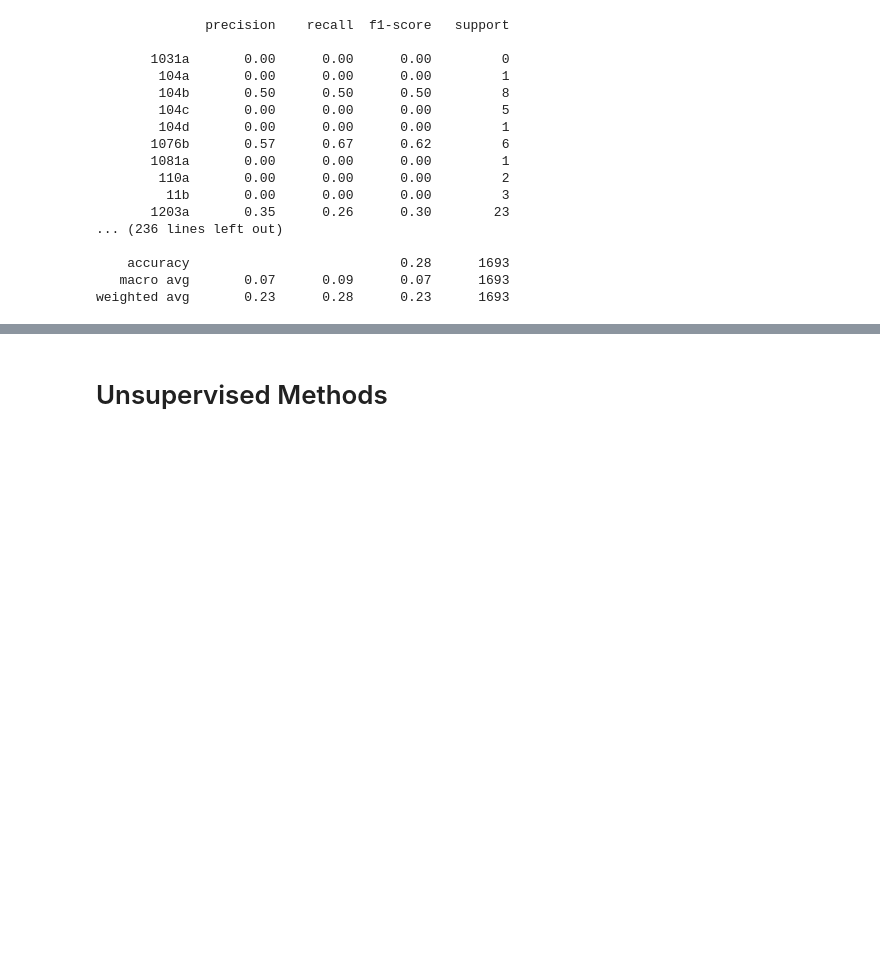
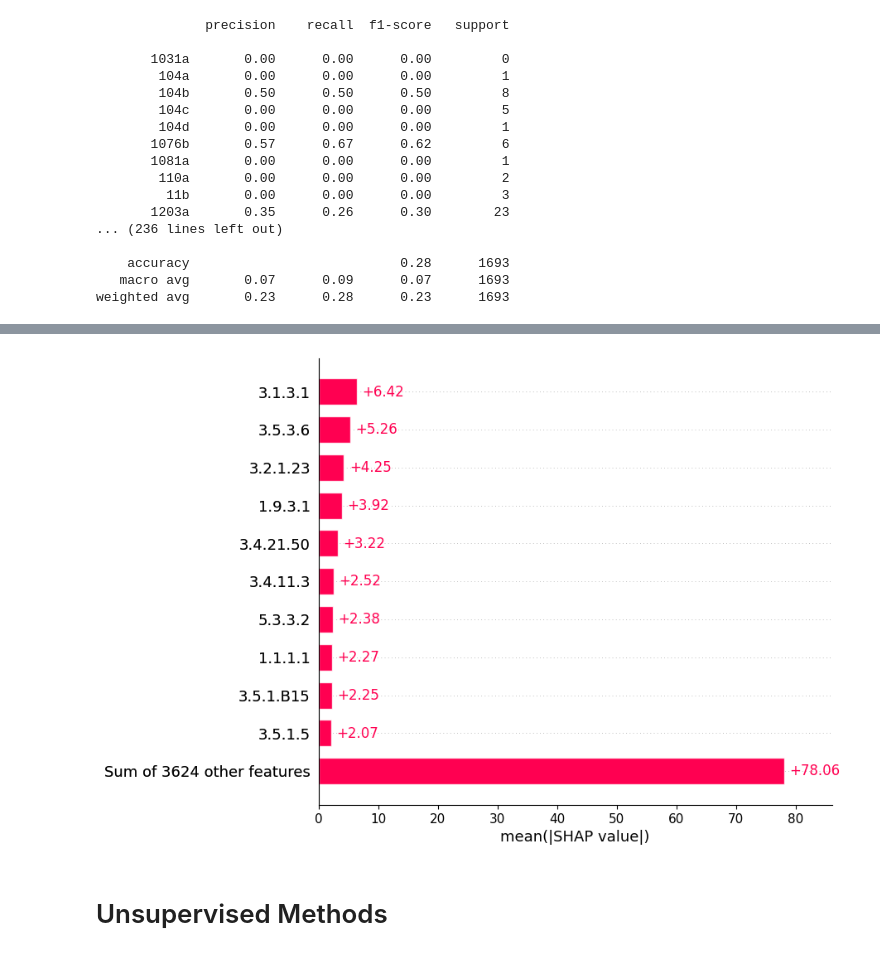
Before and after one commit to giovannellilab/media-prediction, a Jupyter notebook: notebooks/TEST.ipynb, the cells around one changed output, grey strips where cells are left out. Saved outputs shown, nothing was run; the diff lists cells and outputs as text; code cells hidden in the pictures; blank space fills up the shorter version.

```diff
--- a/notebooks/TEST.ipynb
+++ b/notebooks/TEST.ipynb
@@ -156,3 +188,8 @@ weighted avg       0.23      0.28      0.23      1693
+# %%
+shap_values = explainer(X_test)
+shap.plots.bar(shap_values, max_display=11)
+# %% [output]
+[figure, added]
 # %% [markdown]
 # Unsupervised Methods
 # %% [markdown]
```
Also changed, not shown: parts of 2 cells of this notebook.
